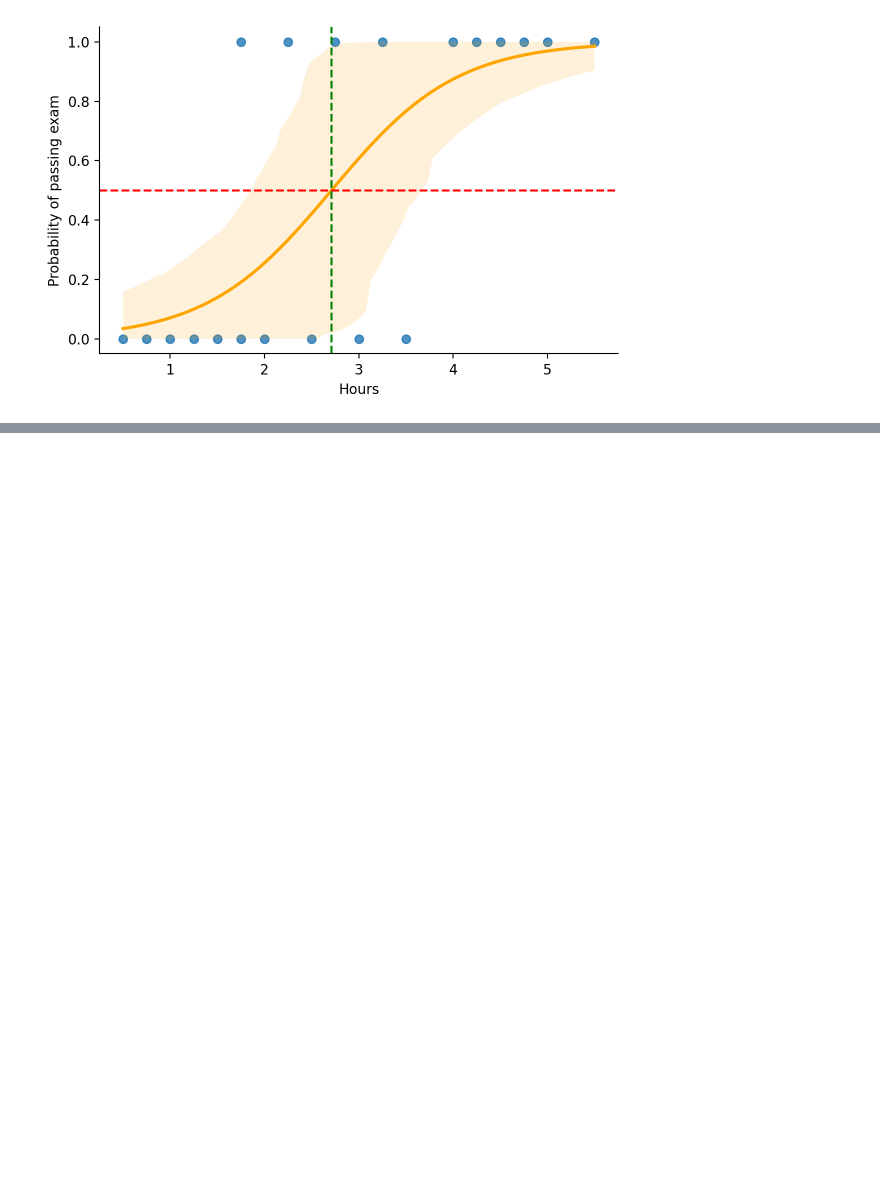
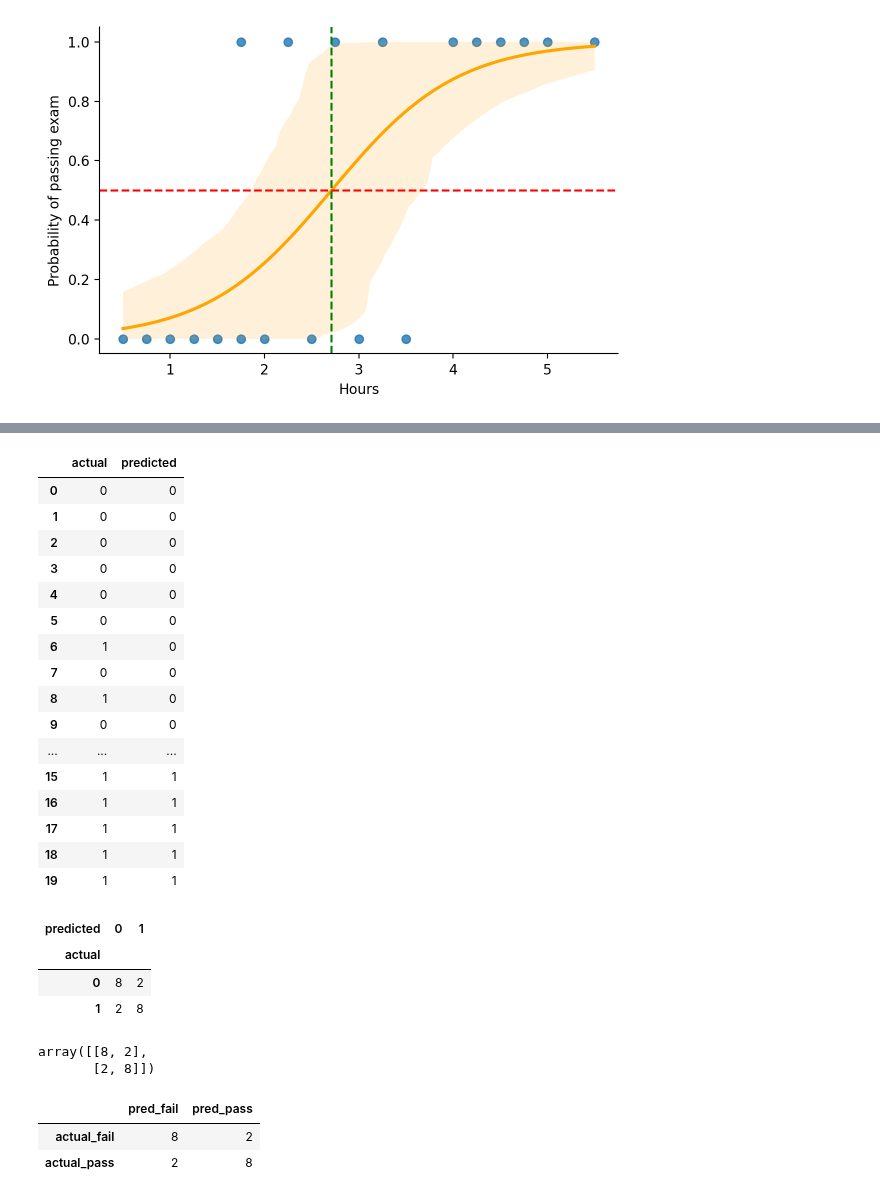
Before and after one commit to pNatTueku/ml_learning_with_ajprasertcbs, a Jupyter notebook: notebooks/confusion_matrix_concept.ipynb, the cells around one changed output, grey strips where cells are left out. Cells and saved outputs as stored; diff of their text form; code cells hidden in the pictures; blank space fills up the shorter version.

```diff
--- a/notebooks/confusion_matrix_concept.ipynb
+++ b/notebooks/confusion_matrix_concept.ipynb
@@ -44,0 +81,3 @@ plt.axhline(.5, color = 'red', linestyle = '--');
+# %%
+y_train = df.Pass
+y_train.sample(5)
@@ -44,0 +95,4 @@ plt.axhline(.5, color = 'red', linestyle = '--');
+# %%
+lr = LogisticRegression() # create a model
+# lr = LogisticRegression(C = 10e10) # minimize regularization
+lr
@@ -44,0 +101,2 @@ plt.axhline(.5, color = 'red', linestyle = '--');
+# %%
+lr.fit(X_train, y_train) # train/fit a model
@@ -44,0 +109,3 @@ plt.axhline(.5, color = 'red', linestyle = '--');
+# %%
+y_pred = lr.predict(X_train)
+y_pred
@@ -44,0 +156,39 @@ plt.axhline(.5, color = 'red', linestyle = '--');
+# %%
+dd = pd.DataFrame({'actual': y_train.values, 'predicted': y_pred})
+dd
+# %% [output]
+|  | actual | predicted |
+| 0 | 0 | 0 |
+| 1 | 0 | 0 |
+| 2 | 0 | 0 |
+| 3 | 0 | 0 |
+| 4 | 0 | 0 |
+| 5 | 0 | 0 |
+| 6 | 1 | 0 |
+| 7 | 0 | 0 |
+| 8 | 1 | 0 |
+| 9 | 0 | 0 |
+| ... | ... | ... |
+| 15 | 1 | 1 |
+| 16 | 1 | 1 |
+| 17 | 1 | 1 |
+| 18 | 1 | 1 |
+| 19 | 1 | 1 |
+# %%
+pd.crosstab(dd.actual, dd.predicted)
+# %% [output]
+| predicted | 0 | 1 |
+| actual |  |  |
+| 0 | 8 | 2 |
+| 1 | 2 | 8 |
+# %%
+metrics.confusion_matrix(y_train, y_pred)
+# %% [output]
+array([[8, 2],
+       [2, 8]])
+# %%
+pd.DataFrame(metrics.confusion_matrix(y_train, y_pred), columns = ['pred_fail', 'pred_pass'], index = ['actual_fail', 'actual_pass'])
+# %% [output]
+|  | pred_fail | pred_pass |
+| actual_fail | 8 | 2 |
+| actual_pass | 2 | 8 |
```
Also changed, not shown: parts of 35 cells of this notebook.
